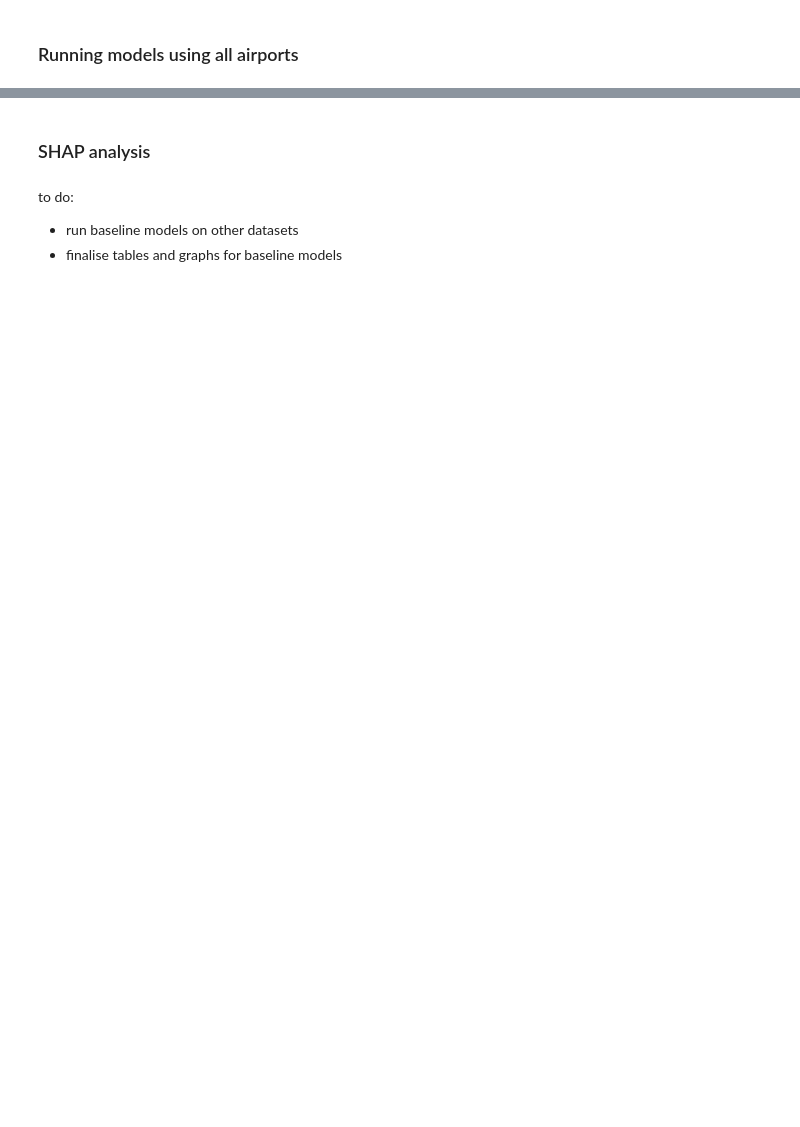
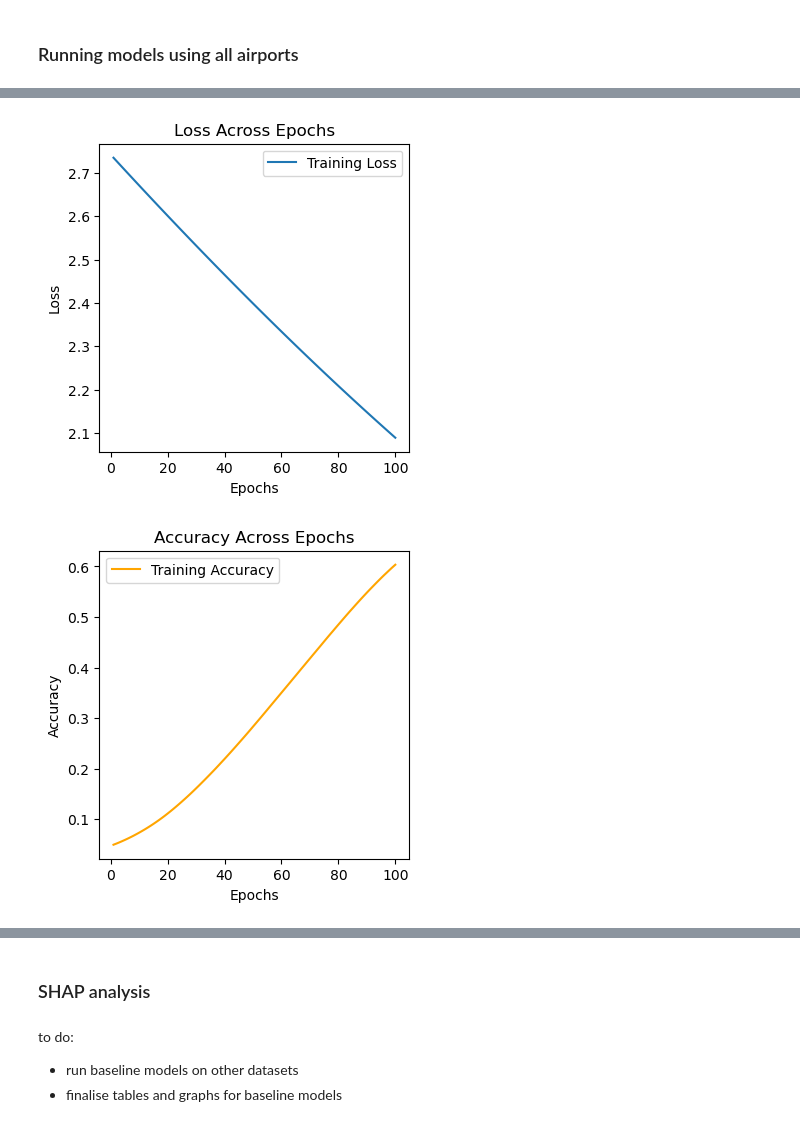
Before and after one commit to craigmiller24/MLP_Project, a Jupyter notebook: Baseline.ipynb, the cells around one changed output, grey strips where cells are left out. Drawn from its saved outputs; the diff is of its cells as text; code cells hidden in the pictures; blank space fills up the shorter version.

```diff
--- a/Baseline.ipynb
+++ b/Baseline.ipynb
@@ -215,0 +147,14 @@ F1: 0.8736
+# %%
+# Concatenate the datasets - we will test on ORD
+combined_df = pd.concat([merged_jfk_df, merged_ewr_df, merged_lax_df, merged_mia_df])
+combined_df = combined_df.dropna()
+
+# Sort the combined dataset sequentially
+combined_df = combined_df.sort_values(by='DEP_DATE_TIME')
+# %%
+# Preprocessing data
+X_train_torch_comb, Y_train_torch_comb, scaler, preprocessor = preprocess_no_split(combined_df, 'train') # First 4 airports are the training data
+X_test_torch_comb, Y_test_torch_comb, _, _ = preprocess_no_split(merged_ord_df, 'test', scaler, preprocessor) # The last airport is the test data
+# %%
+comb_MLR_model, comb_metrics_MLR = train_multinomial_logistic_regression(X_train_torch_comb, Y_train_torch_comb, X_test_torch_comb, Y_test_torch_comb)
+# %% [output]
@@ -215,0 +178,2 @@ F1: 0.8736
+[figure, added]
+[figure, added]
```
Also changed, not shown: parts of 10 cells of this notebook, 9 other files.
